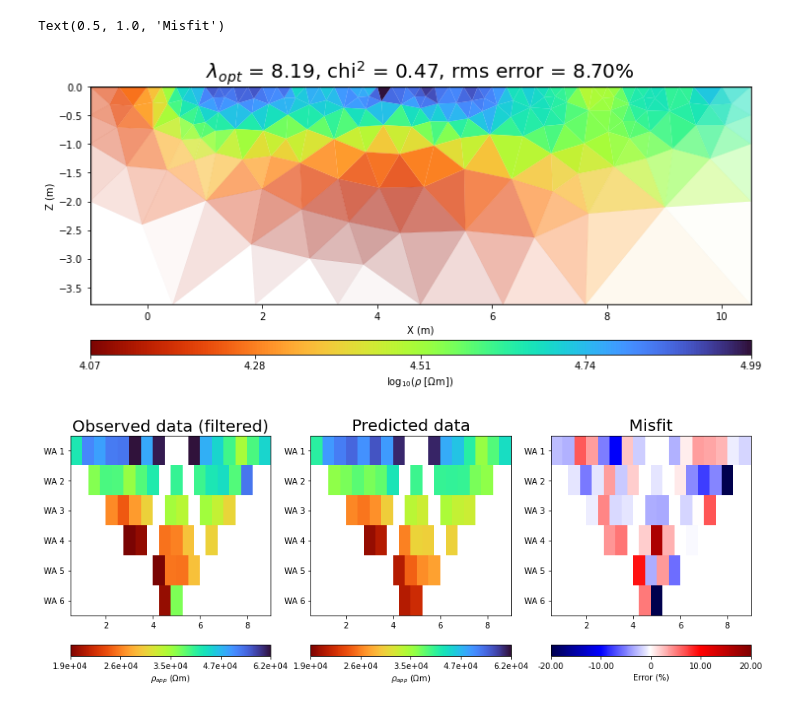
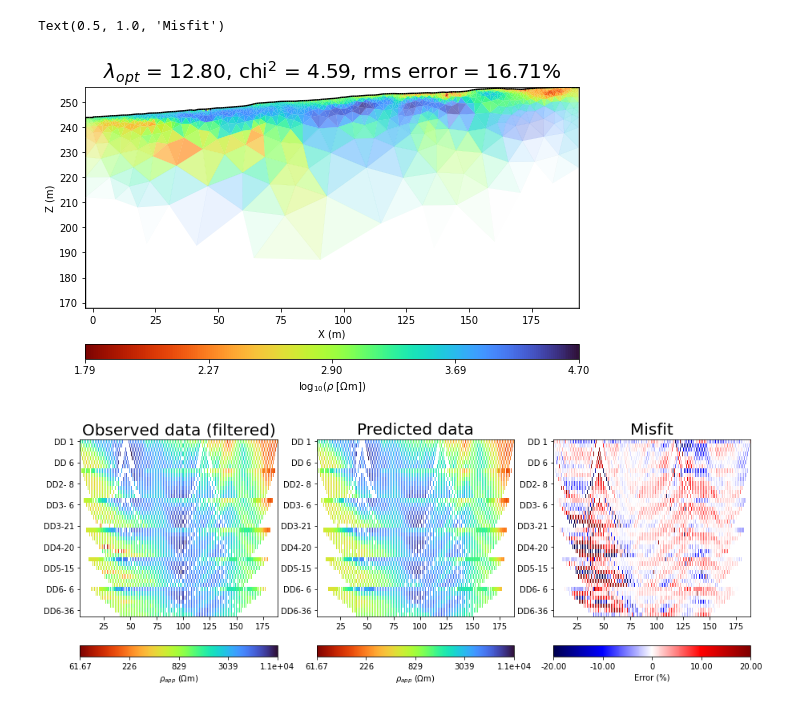
Before and after one commit to teddiherring/permafrost-data-processing, a Jupyter notebook: data_filtering.ipynb, the cells around one changed output. Drawn from its saved outputs; the diff is of its cells as text; code cells hidden in the pictures.

Commit message:
tested with seward dataset, l2 data weight

```diff
--- a/data_filtering.ipynb
+++ b/data_filtering.ipynb
@@ -9,13 +9,13 @@ import matplotlib.pyplot as plt
 
 # data_in = ert.load('data_unified/CER2017-08-24_u_i.txt')
 # data_in = ert.load('data_unified/craterlake_2019_feb6.txt')
-data_in = ert.load('data_unified/craterlake_2019_may3.txt')
+# data_in = ert.load('data_unified/craterlake_2019_may3.txt')
 # data_in = ert.load('data_unified/fieldschool_wen3_2013_aug26.txt') # no permafrost. bad electrode to test filtering
 # data_in = ert.load('data_unified/oldcrow_wen13_2013_oct14.txt')
 # data_in = ert.load('data_unified/oldcrow_wen1_2013_oct13.txt')
 # data_in = ert.load('data_unified/SCH2018-08-29_u_i.txt')
 # data_in = ert.load('data_unified/Teller_ERTB_2019-10-03_0600.ohm') # data from the seward peninsula
-# data_in = ert.load('data_unified/2001_ALK_2019-10-03_0600_fr.ohm') # seward peninsula summer
+data_in = ert.load('data_unified/2001_ALK_2019-10-03_0600_fr.ohm') # seward peninsula summer
 # data_in = ert.load('data_unified/2001_ALK_2020-02-01_1000_fr.ohm') # seward peninsula winter
 
 
@@ -222,7 +221,7 @@ print('%.0f data points removed (%.1f%% of the data)'%(n_tf+n_mmf, float((data_i
 
 data_out['err'] = ert.estimateError(
     data_out,
-    absoluteUError=0.00005, # 50µV
+    absoluteError=0.001,
     relativeError=0.05 # % noise
 )
 
@@ -237,7 +236,7 @@ mod = mgr.invert(
     data_out,
     blockyModel=True,
     verbose=True,
-    robustData=True, # can use robust data constraint
+#     robustData=True, # can use robust data constraint
 #     lam = 20, # can change regularization parameter
 #     paraMaxCellSize=10, # can change the maximum cell area
 #     zWeight=0.3 # can change the ratio of smoothness_z / smoothness_x
@@ -278,30 +277,30 @@ min/max(dweight) = 1.98124/19.8985
 # %%
 # plot results
 
 fig, ax = plt.subplots(1,1,figsize=[15,5])
 
 ax, cBar = mgr.showResult(
     np.log10(mod),
     ax=ax,
     cMap='turbo_r',
     coverage=mgr.coverage()
 
 );
 
 cBar.set_label(r'log$_{10}$($\rho$ [$\Omega$m])')
 ax.set_xlabel('X (m)')
 ax.set_ylabel('Z (m)')
 ax.set_title(r'$\lambda_{opt}$ = %.2f, chi$^2$ = %.2f, rms error = %.2f%%'%(lam,chi2,rms),fontsize=20);
 
 
 fig, ax = plt.subplots(1,3,figsize=[15,5])
 mgr.showData(data_out, vals=data_out['rhoa'],ax=ax[0],label=r'$\rho_{app}$ ($\Omega$m)',cMap='turbo_r');
 mgr.showData(data_out, vals=mgr.inv.response,ax=ax[1],label=r'$\rho_{app}$ ($\Omega$m)',cMap='turbo_r',cMin=min(data_out['rhoa']),cMax=max(data_out['rhoa']));
-mgr.showData(data_out, vals=((mgr.inv.response-data_out['rhoa'])/data_out['rhoa'])*100,ax=ax[2],label='Error (%)',cMap='seismic',cMin=-20,cMax=20);
+mgr.showData(data_out, vals=((data_out['rhoa']-mgr.inv.response)/data_out['rhoa'])*100,ax=ax[2],label='Error (%)',cMap='seismic',cMin=-20,cMax=20);
 ax[0].set_title('Observed data (filtered)',fontsize=20)
 ax[1].set_title('Predicted data',fontsize=20)
 ax[2].set_title('Misfit',fontsize=20)
 # %% [output]
 Text(0.5, 1.0, 'Misfit')
-[figure, old version]
+[figure, new version]
-[figure, old version]
+[figure, new version]
```
Also changed, not shown: parts of 6 cells of this notebook.
